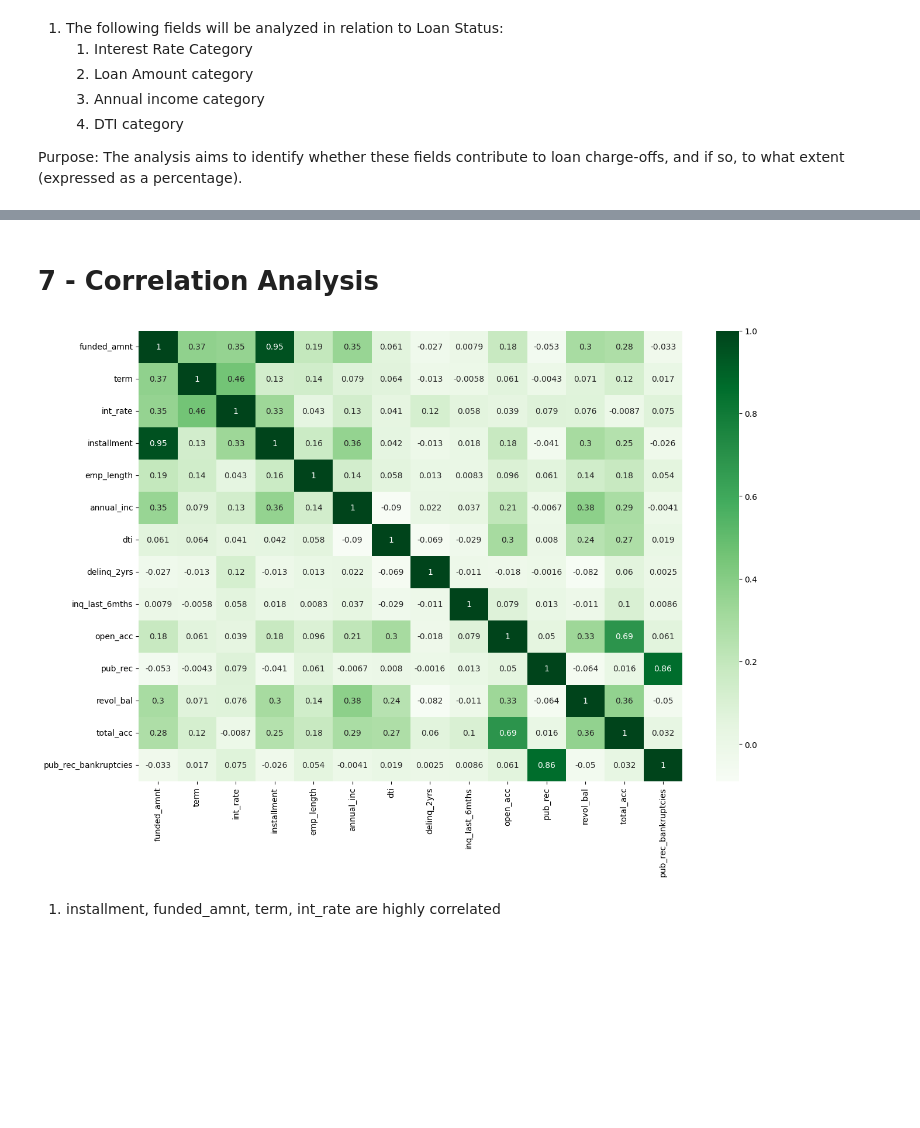
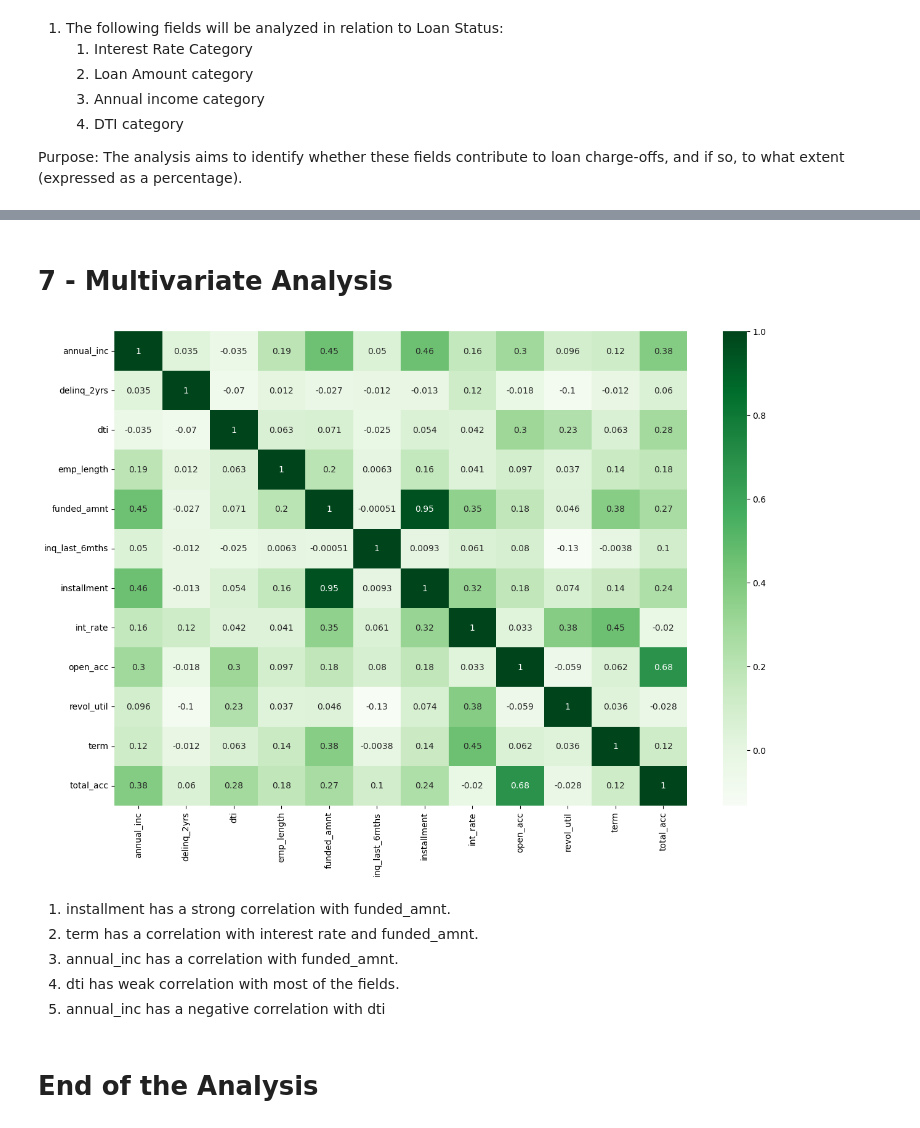
Before and after one commit to anandtv04/lending-case-study, a Jupyter notebook: lending-case-study-ankur_anand.ipynb, the cells around one changed output, grey strips where cells are left out. Saved outputs shown, nothing was run; the diff lists cells and outputs as text; code cells hidden in the pictures; blank space fills up the shorter version.

```diff
--- a/lending-case-study-ankur_anand.ipynb
+++ b/lending-case-study-ankur_anand.ipynb
@@ -81,6 +81,17 @@ def round_to_nearest_1000(x):
         return f"{rounded // 1000}k"
     else:
         return str(rounded)
+# %%
+def get_valid_data_limits(data,  multiplier = 1.5) -> dict:
+    quartile1 = data.quantile(0.25)
+    quartile3 = data.quantile(0.75)
+    iqr = quartile3 - quartile1
+    lower_bound = quartile1 - multiplier * iqr
+    upper_bound = quartile3 + multiplier * iqr
+    return {
+        'lower_bound': lower_bound,
+        'upper_bound': upper_bound
+    }
 # %% [markdown]
 # 3. Data Cleaning
 # %% [markdown]
@@ -232,7 +242,8 @@ collection_recovery_fee     2616
 last_pymnt_amnt            34930
 dtype: int64
 # %%
-cols_not_required = ["url", "desc", "title", "emp_title", "zip_code", "out_prncp", "out_prncp_inv", "id", "member_id"]
+# After observing the data found that few columns will not  help in the analysis with following reasons so droping them
+cols_not_required = ["url", "desc", "out_prncp", "out_prncp_inv", "id", "member_id"]
 loan_data.drop(columns=cols_not_required, inplace=True)
 # %%
 loan_data.shape
@@ -395,3 +418,8 @@ plt.show()
+# %%
+# Removing outlier for annual income
+valid_data_dict = get_valid_data_limits(data=loan_data['annual_inc'], multiplier=2)
+# valid_data_dict['upper_bound']
+loan_data = loan_data[(loan_data['annual_inc'] < valid_data_dict['upper_bound'])]
 # %%
 loan_data['home_ownership'].value_counts()
 # %% [output]
@@ -659,29 +644,25 @@ plt.show()
 # %% [markdown]
-# 7 - Correlation Analysis
+# 7 - Multivariate Analysis
 # %%
 # numeric_columns = charged_off_loan_data.select_dtypes(include=['int64', 'float64']).columns.tolist()
 # display(numeric_columns)
-df  = charged_off_loan_data[[
- 'funded_amnt',
- 'term',
- 'int_rate',
- 'installment',
- 'emp_length',
- 'annual_inc',
- 'dti',
- 'delinq_2yrs',
- 'inq_last_6mths',
- 'open_acc',
- 'pub_rec',
- 'revol_bal',
- 'total_acc',
- 'pub_rec_bankruptcies']]
+columns_to_plot=pd.Series(numerical_columns)
+columns_to_plot = columns_to_plot[~columns_to_plot.isin(
+    ['total_rec_prncp', 'total_rec_int', 'total_pymnt','revol_bal'
+     'revol_util','revol_bal', 'pub_rec_bankruptcies','pub_rec'])]
+df  = charged_off_loan_data[columns_to_plot]
 corr = df.corr()
 # sns.clustermap(corr, annot=True, figsize=(12, 8), cmap="Greens")
 f, ax = plt.subplots(figsize=(15, 10))
 sns.heatmap(corr,annot=True, cmap="Greens")
 plt.show()
 # %% [output]
-[figure, old version]
+[figure, new version]
 # %% [markdown]
-1. installment, funded_amnt, term, int_rate are highly correlated
+1. installment has a strong correlation with funded_amnt.
+2. term has a correlation with interest rate and funded_amnt.
+3. annual_inc has a correlation with funded_amnt.
+4. dti has weak correlation with most of the fields.
+5. annual_inc has a negative correlation with dti
+# %% [markdown]
+# End of the Analysis
```
Also changed, not shown: parts of 26 cells of this notebook, 1 other file.
